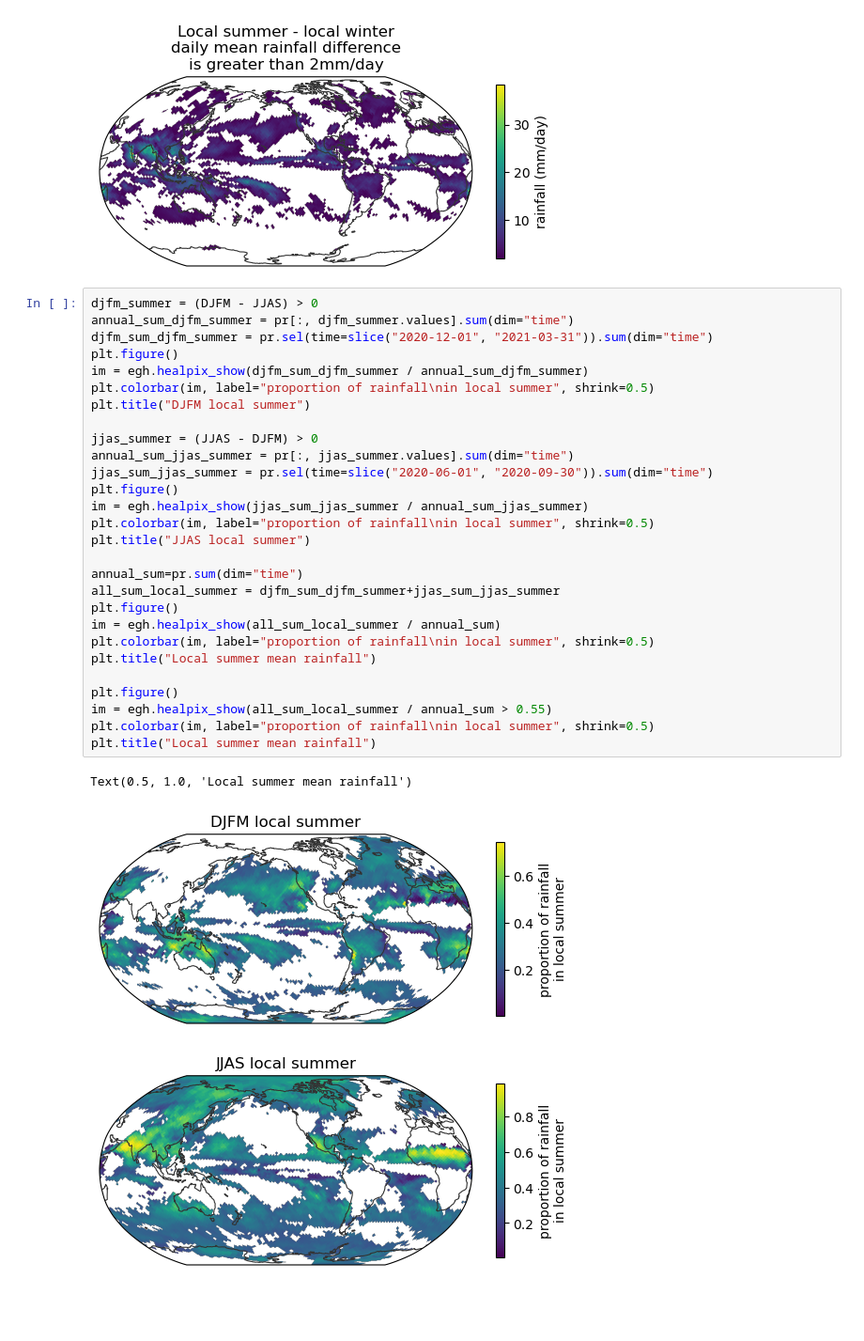
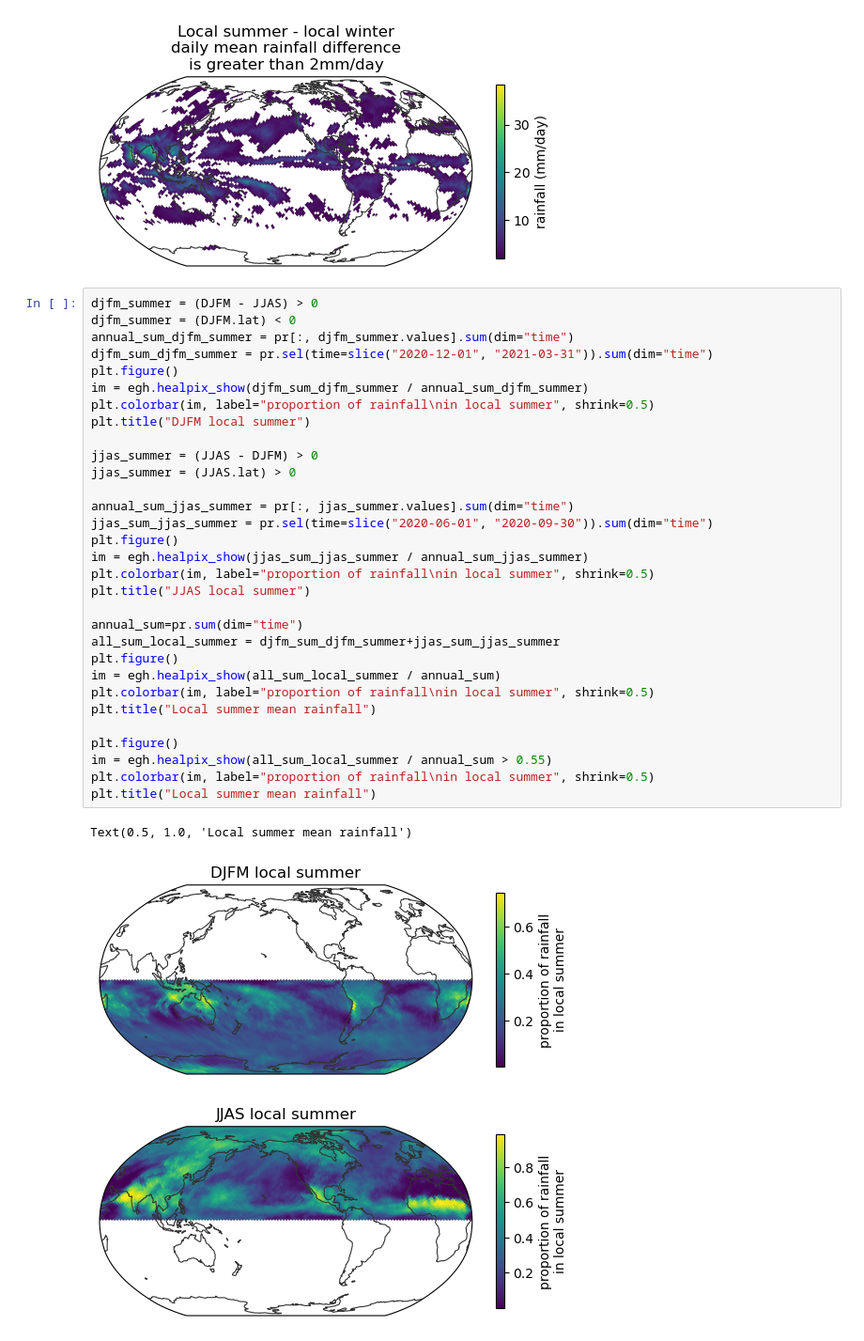
Before and after one commit to fran-morris-research/hackathon-monsoons, a Jupyter notebook: global_monsoon/global_monsoon_region.ipynb, the cells around one changed output. Shown at 94% size. Drawn from its saved outputs; the diff is of its cells as text; blank space fills up the shorter version.

```diff
--- a/global_monsoon/global_monsoon_region.ipynb
+++ b/global_monsoon/global_monsoon_region.ipynb
@@ -57,36 +57,39 @@ Text(0.5, 1.0, 'Local summer - local winter\ndaily mean rainfall difference\nis
 [figure]
 # %%
 djfm_summer = (DJFM - JJAS) > 0
+djfm_summer = (DJFM.lat) < 0
 annual_sum_djfm_summer = pr[:, djfm_summer.values].sum(dim="time")
 djfm_sum_djfm_summer = pr.sel(time=slice("2020-12-01", "2021-03-31")).sum(dim="time")
 plt.figure()
 im = egh.healpix_show(djfm_sum_djfm_summer / annual_sum_djfm_summer)
 plt.colorbar(im, label="proportion of rainfall\nin local summer", shrink=0.5)
 plt.title("DJFM local summer")
 
 jjas_summer = (JJAS - DJFM) > 0
+jjas_summer = (JJAS.lat) > 0
+
 annual_sum_jjas_summer = pr[:, jjas_summer.values].sum(dim="time")
 jjas_sum_jjas_summer = pr.sel(time=slice("2020-06-01", "2020-09-30")).sum(dim="time")
 plt.figure()
 im = egh.healpix_show(jjas_sum_jjas_summer / annual_sum_jjas_summer)
 plt.colorbar(im, label="proportion of rainfall\nin local summer", shrink=0.5)
 plt.title("JJAS local summer")
 
 annual_sum=pr.sum(dim="time")
 all_sum_local_summer = djfm_sum_djfm_summer+jjas_sum_jjas_summer
 plt.figure()
 im = egh.healpix_show(all_sum_local_summer / annual_sum)
 plt.colorbar(im, label="proportion of rainfall\nin local summer", shrink=0.5)
 plt.title("Local summer mean rainfall")
 
 plt.figure()
 im = egh.healpix_show(all_sum_local_summer / annual_sum > 0.55)
 plt.colorbar(im, label="proportion of rainfall\nin local summer", shrink=0.5)
 plt.title("Local summer mean rainfall")
 # %% [output]
 Text(0.5, 1.0, 'Local summer mean rainfall')
-[figure, old version]
+[figure, new version]
-[figure, old version]
+[figure, new version]
 [figure]
 [figure]
 # %%
```
Also changed, not shown: parts of 4 cells of this notebook, 2 other files.
